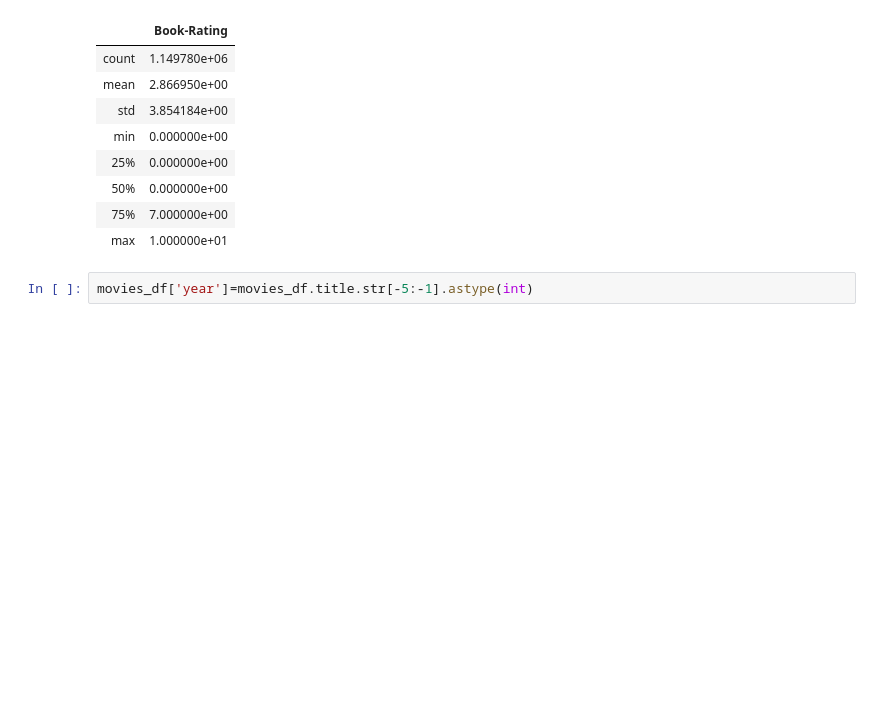
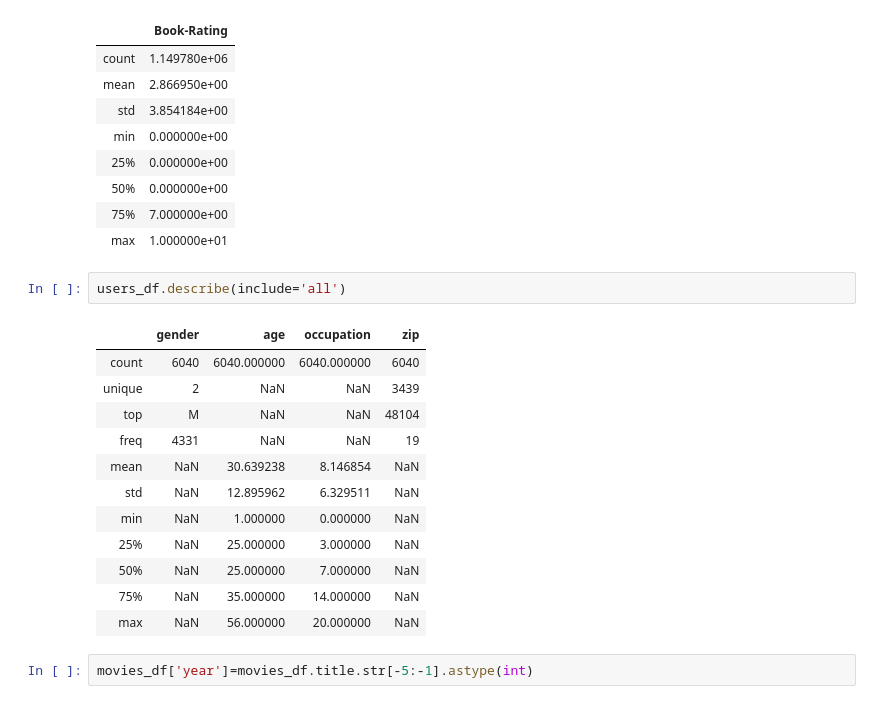
Before and after one commit to alanpurple/Melu, a Jupyter notebook: eda.ipynb, the cells around one changed output. Saved outputs shown, nothing was run; the diff lists cells and outputs as text; blank space fills up the shorter version.

```diff
--- a/eda.ipynb
+++ b/eda.ipynb
@@ -79,6 +84,21 @@ book_ratings_df.describe()
 | 50% | 0.000000e+00 |
 | 75% | 7.000000e+00 |
 | max | 1.000000e+01 |
+# %%
+users_df.describe(include='all')
+# %% [output]
+|  | gender | age | occupation | zip |
+| count | 6040 | 6040.000000 | 6040.000000 | 6040 |
+| unique | 2 | NaN | NaN | 3439 |
+| top | M | NaN | NaN | 48104 |
+| freq | 4331 | NaN | NaN | 19 |
+| mean | NaN | 30.639238 | 8.146854 | NaN |
+| std | NaN | 12.895962 | 6.329511 | NaN |
+| min | NaN | 1.000000 | 0.000000 | NaN |
+| 25% | NaN | 25.000000 | 3.000000 | NaN |
+| 50% | NaN | 25.000000 | 7.000000 | NaN |
+| 75% | NaN | 35.000000 | 14.000000 | NaN |
+| max | NaN | 56.000000 | 20.000000 | NaN |
 # %%
 movies_df['year']=movies_df.title.str[-5:-1].astype(int)
 # %%
```
Also changed, not shown: parts of 29 cells of this notebook, 3 other files.
